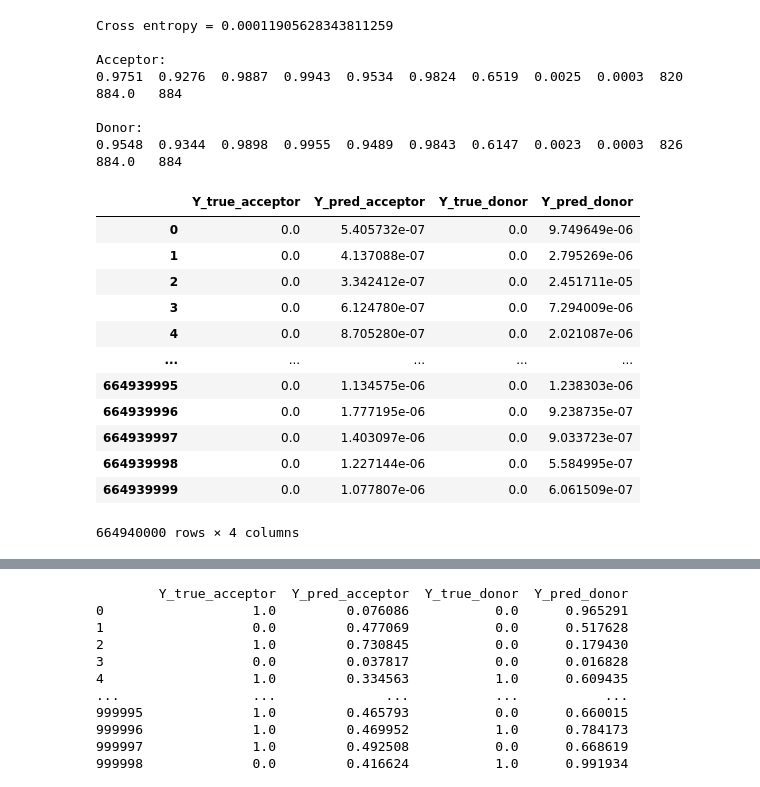
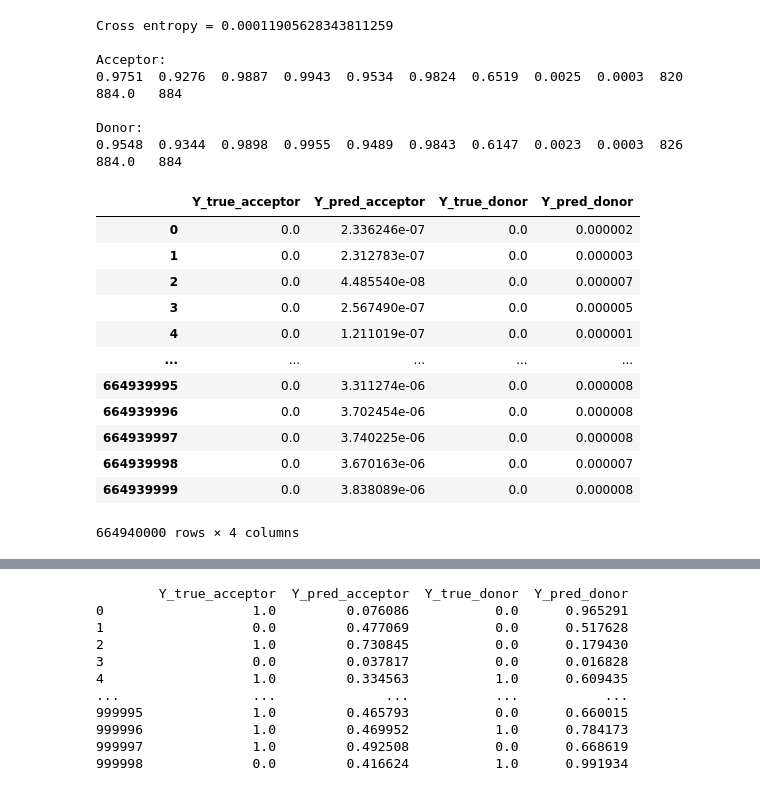
Before and after one commit to Dflorizone/Spliceformer, a Jupyter notebook: Code/simple_test.ipynb, the cells around one changed output, grey strips where cells are left out. Saved outputs shown, nothing was run; the diff lists cells and outputs as text; code cells hidden in the pictures.

```diff
--- a/Code/simple_test.ipynb
+++ b/Code/simple_test.ipynb
@@ -309,21 +302,21 @@ Donor:
 df = pd.DataFrame({'Y_true_acceptor':Y_true_acceptor,'Y_pred_acceptor':Y_pred_acceptor,'Y_true_donor':Y_true_donor,'Y_pred_donor':Y_pred_donor})
 df.to_csv('../Data/transformer_40k_test_subset_predictions_180625.gz',index=False)
 # %%
-df = pd.read_csv('../Data/spliceai_10k_test_ensembl_predictions_300625.csv.gz')
+df = pd.read_csv('../Data/transformer_40k_test_ensembl_predictions_300625.csv.gz')
 df
 # %% [output]
 |  | Y_true_acceptor | Y_pred_acceptor | Y_true_donor | Y_pred_donor |
-| 0 | 0.0 | 5.405732e-07 | 0.0 | 9.749649e-06 |
-| 1 | 0.0 | 4.137088e-07 | 0.0 | 2.795269e-06 |
-| 2 | 0.0 | 3.342412e-07 | 0.0 | 2.451711e-05 |
-| 3 | 0.0 | 6.124780e-07 | 0.0 | 7.294009e-06 |
-| 4 | 0.0 | 8.705280e-07 | 0.0 | 2.021087e-06 |
+| 0 | 0.0 | 2.336246e-07 | 0.0 | 0.000002 |
+| 1 | 0.0 | 2.312783e-07 | 0.0 | 0.000003 |
+| 2 | 0.0 | 4.485540e-08 | 0.0 | 0.000007 |
+| 3 | 0.0 | 2.567490e-07 | 0.0 | 0.000005 |
+| 4 | 0.0 | 1.211019e-07 | 0.0 | 0.000001 |
 | ... | ... | ... | ... | ... |
-| 664939995 | 0.0 | 1.134575e-06 | 0.0 | 1.238303e-06 |
-| 664939996 | 0.0 | 1.777195e-06 | 0.0 | 9.238735e-07 |
-| 664939997 | 0.0 | 1.403097e-06 | 0.0 | 9.033723e-07 |
-| 664939998 | 0.0 | 1.227144e-06 | 0.0 | 5.584995e-07 |
-| 664939999 | 0.0 | 1.077807e-06 | 0.0 | 6.061509e-07 |
+| 664939995 | 0.0 | 3.311274e-06 | 0.0 | 0.000008 |
+| 664939996 | 0.0 | 3.702454e-06 | 0.0 | 0.000008 |
+| 664939997 | 0.0 | 3.740225e-06 | 0.0 | 0.000008 |
+| 664939998 | 0.0 | 3.670163e-06 | 0.0 | 0.000007 |
+| 664939999 | 0.0 | 3.838089e-06 | 0.0 | 0.000008 |
 664940000 rows × 4 columns
 # %%
 
```
Also changed, not shown: parts of 5 cells of this notebook, 9 other files.
